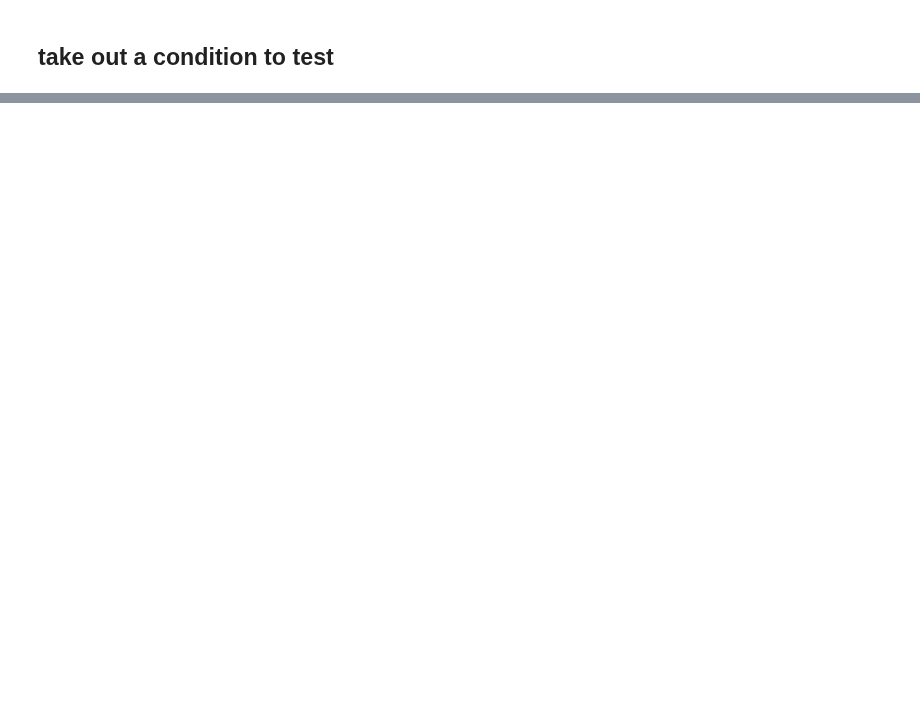
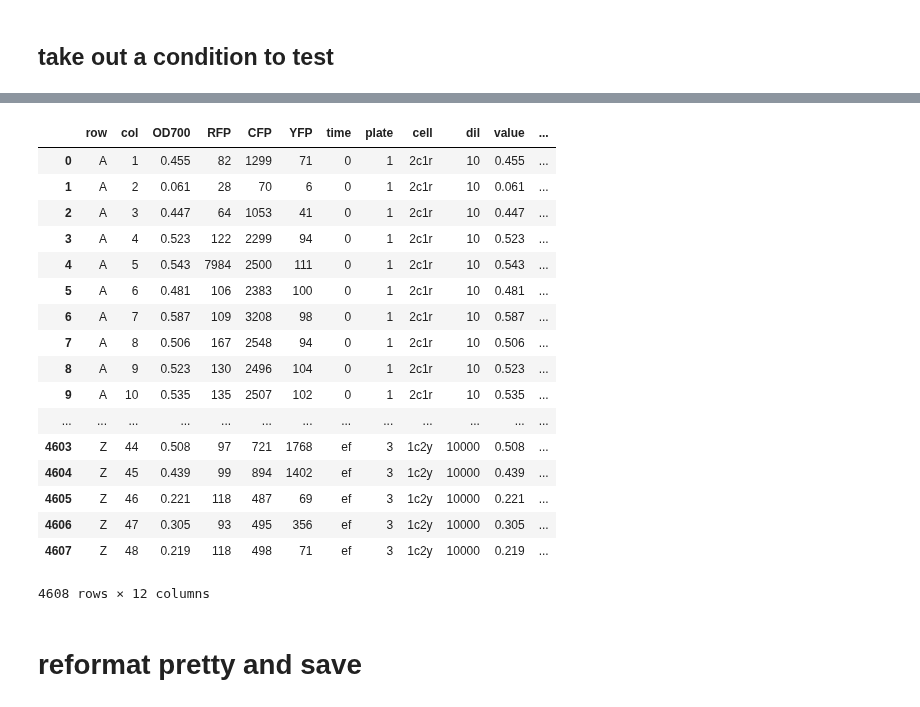
Before and after one commit to geezerbriefs/xpspython, a Jupyter notebook: cfu/analyze cfu multiwell data.ipynb, the cells around one changed output, grey strips where cells are left out. Cells and saved outputs as stored; diff of their text form; code cells hidden in the pictures; blank space fills up the shorter version.

```diff
--- a/cfu/analyze cfu multiwell data.ipynb
+++ b/cfu/analyze cfu multiwell data.ipynb
@@ -214,0 +214,31 @@ len(assignment['which_gaussian'])
+# %%
+#update the full dataset with your "gate" for counting. This will just update the indices run in this plate or
+#subsection of data you did. So this can be run iteratively to fill the dataset
+if 'which_gaussian' in df.columns:
+    df.loc[assignment.index, ['value', 'which_gaussian']] = assignment[['value', 'which_gaussian']]
+else:
+    #this will only happen once, before df has been updated at all
+    df = df.join(assignment)
+# %%
+df
+# %% [output]
+|  | row | col | OD700 | RFP | CFP | YFP | time | plate | cell | dil | value | ... |
+| 0 | A | 1 | 0.455 | 82 | 1299 | 71 | 0 | 1 | 2c1r | 10 | 0.455 | ... |
+| 1 | A | 2 | 0.061 | 28 | 70 | 6 | 0 | 1 | 2c1r | 10 | 0.061 | ... |
+| 2 | A | 3 | 0.447 | 64 | 1053 | 41 | 0 | 1 | 2c1r | 10 | 0.447 | ... |
+| 3 | A | 4 | 0.523 | 122 | 2299 | 94 | 0 | 1 | 2c1r | 10 | 0.523 | ... |
+| 4 | A | 5 | 0.543 | 7984 | 2500 | 111 | 0 | 1 | 2c1r | 10 | 0.543 | ... |
+| 5 | A | 6 | 0.481 | 106 | 2383 | 100 | 0 | 1 | 2c1r | 10 | 0.481 | ... |
+| 6 | A | 7 | 0.587 | 109 | 3208 | 98 | 0 | 1 | 2c1r | 10 | 0.587 | ... |
+| 7 | A | 8 | 0.506 | 167 | 2548 | 94 | 0 | 1 | 2c1r | 10 | 0.506 | ... |
+| 8 | A | 9 | 0.523 | 130 | 2496 | 104 | 0 | 1 | 2c1r | 10 | 0.523 | ... |
+| 9 | A | 10 | 0.535 | 135 | 2507 | 102 | 0 | 1 | 2c1r | 10 | 0.535 | ... |
+| ... | ... | ... | ... | ... | ... | ... | ... | ... | ... | ... | ... | ... |
+| 4603 | Z | 44 | 0.508 | 97 | 721 | 1768 | ef | 3 | 1c2y | 10000 | 0.508 | ... |
+| 4604 | Z | 45 | 0.439 | 99 | 894 | 1402 | ef | 3 | 1c2y | 10000 | 0.439 | ... |
+| 4605 | Z | 46 | 0.221 | 118 | 487 | 69 | ef | 3 | 1c2y | 10000 | 0.221 | ... |
+| 4606 | Z | 47 | 0.305 | 93 | 495 | 356 | ef | 3 | 1c2y | 10000 | 0.305 | ... |
+| 4607 | Z | 48 | 0.219 | 118 | 498 | 71 | ef | 3 | 1c2y | 10000 | 0.219 | ... |
+4608 rows × 12 columns
+# %% [markdown]
+# reformat pretty and save
```
Also changed, not shown: parts of 25 cells of this notebook.
